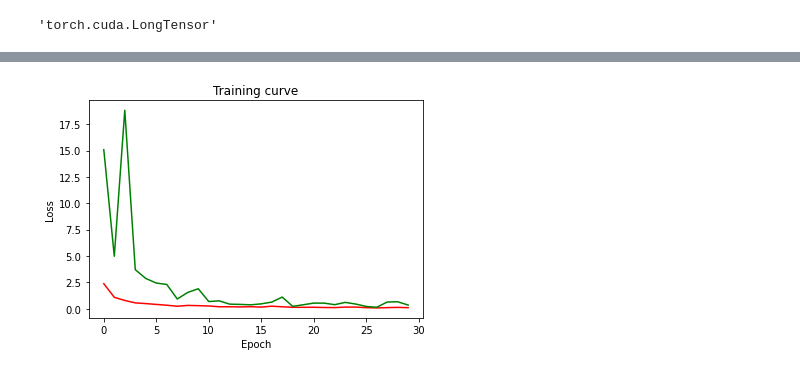
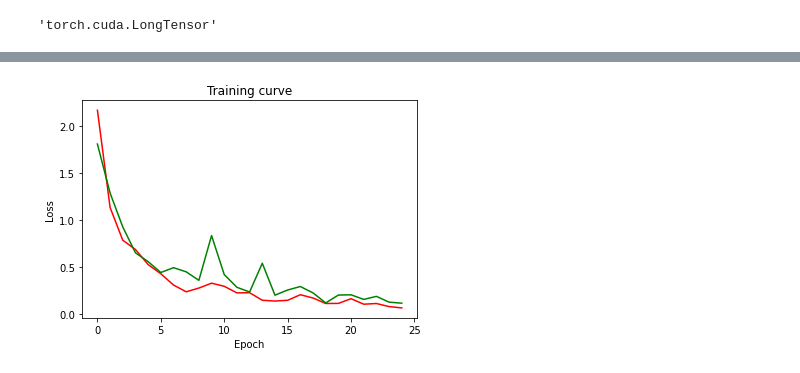
Before and after one commit to SamKimbinyi/int3, a Jupyter notebook: int3.ipynb, the cells around one changed output, grey strips where cells are left out. Drawn from its saved outputs; the diff is of its cells as text; code cells hidden in the pictures.

```diff
--- a/int3.ipynb
+++ b/int3.ipynb
@@ -97,3 +115,9 @@ def angular_error(input,output):
+# %%
+def angular_error(output,label):
+    total_error  = 0
+    for output_val,predic_val in zip(map(label_decode,[ [x] for x in output]),map(label_decode,[[x] for x in label])):
+        total_error += torch.acos(torch.min(torch.tensor(1),torch.max(torch.tensor(-1),torch.dot(output_val,predic_val))))
+    return torch.rad2deg(total_error)
 # %%
 # Solution
 
@@ -149,7 +173,7 @@ print(total_params)
 # %% [output]
 952672
 # %%
-images,labels = next(iter(train_dataloader))
+images,labels, _= next(iter(train_dataloader))
 # %%
 images[0].to(device).type()
 # %% [output]
@@ -170,5 +194,5 @@ tensor(4.2883, device='cuda:0', grad_fn=<NllLossBackward0>)
 # %%
-num_epochs = 30
+num_epochs = 25
 learning_rate =0.01
 # %%
 wandb.init(project="int3", entity="samk", config=
@@ -204,8 +218,8 @@ optim = torch.optim.Adam(model.parameters(), lr = learning_rate)
 iterations_per_epoch = math.ceil(len(train_dataset)/batch_size)
 training_losses = []
 training_accuracies = []
-testing_losses = []
-testing_accuracies = []
+validation_losses = []
+validation_accuracies = []
 for epoch in range(num_epochs):
 
     # One epoch on the training set
@@ -213,7 +227,8 @@ for epoch in range(num_epochs):
     correct = 0
     total = 0
     total_loss = 0
-    for i, (inputs, labels) in enumerate(train_dataloader):
+    angle_error = 0
+    for i, (inputs, labels,_) in enumerate(train_dataloader):
         inputs, labels = inputs.to(device), labels.to(device)
         output = model(inputs)
         loss = loss_func(output,labels)
@@ -221,6 +236,7 @@ for epoch in range(num_epochs):
         loss.backward()
         optim.step()
         pred_y = torch.argmax(output, 1)
+        angle_error += angular_error(pred_y.to("cpu"),labels.to("cpu"))
         correct += (pred_y == labels).sum()
         total += float(labels.size(0))
         total_loss += loss*images.shape[0]
@@ -231,14 +247,15 @@ for epoch in range(num_epochs):
     training_accuracies.append(correct/total)
     wandb.log({"epoch" : epoch+1 , "train_accuracy":training_accuracies[-1]})
     print('Train accuracy over epoch {}: {:.4f}'.format(epoch+1,training_accuracies[-1]))
+    print(f"Mean Angular Error ={angle_error/len(train_dataset)}")
 
-    # One epoch on the test set
+    # One epoch on the validation set
     correct = 0
     total = 0
     # Switch to evaluation mode
     model.eval()
     with torch.no_grad():
-        for inputs, labels in test_dataloader:
+        for inputs, labels,_ in validation_dataloader:
             inputs, labels = inputs.to(device), labels.to(device)
             output = model(inputs)
             loss = loss_func(output,labels)
@@ -246,12 +263,12 @@ for epoch in range(num_epochs):
             correct += (pred_y == labels).sum()
             total += float(labels.size(0))
             total_loss += loss*images.shape[0]
-        test_accuracy = correct/total
-    total_loss /= len(test_dataset)
-    testing_losses.append(total_loss.item())
+        validation_accuracy = correct/total
+    total_loss /= len(validation_split)
+    validation_losses.append(total_loss.item())
     # Switch back to training mode
     model.train()
-    testing_accuracies.append(test_accuracy)
-    wandb.log({"epoch" : epoch+1 , "test_accuracy":test_accuracy})
-    print('Test accuracy at epoch {}: {:.4f}'.format(epoch+1,test_accuracy))
+    validation_accuracies.append(validation_accuracy)
+    wandb.log({"epoch" : epoch+1 , "test_accuracy":validation_accuracy})
+    print('Test accuracy at epoch {}: {:.4f}'.format(epoch+1,validation_accuracy))
 # %% [output]
@@ -275,9 +292,9 @@ Test accuracy at epoch 30: 0.9859
 # %%
 plt.title("Training curve")
 plt.plot(range(len(training_losses)),training_losses,'r')
-plt.plot(range(len(testing_losses)),testing_losses,'g')
+plt.plot(range(len(validation_losses)),validation_losses,'g')
 plt.xlabel("Epoch")
 plt.ylabel("Loss")
 plt.show()
 # %% [output]
-[figure, old version]
+[figure, new version]
```
Also changed, not shown: parts of 21 cells of this notebook.
